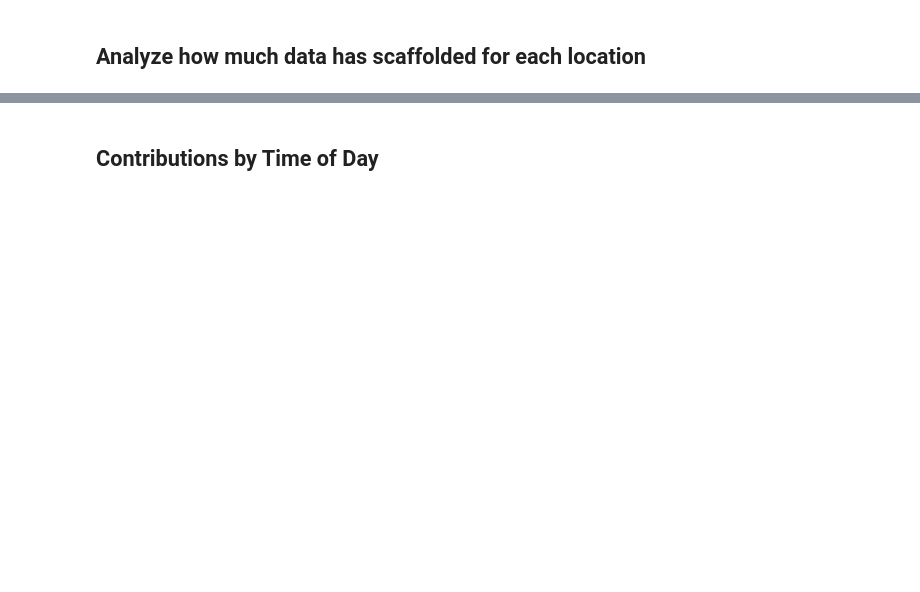
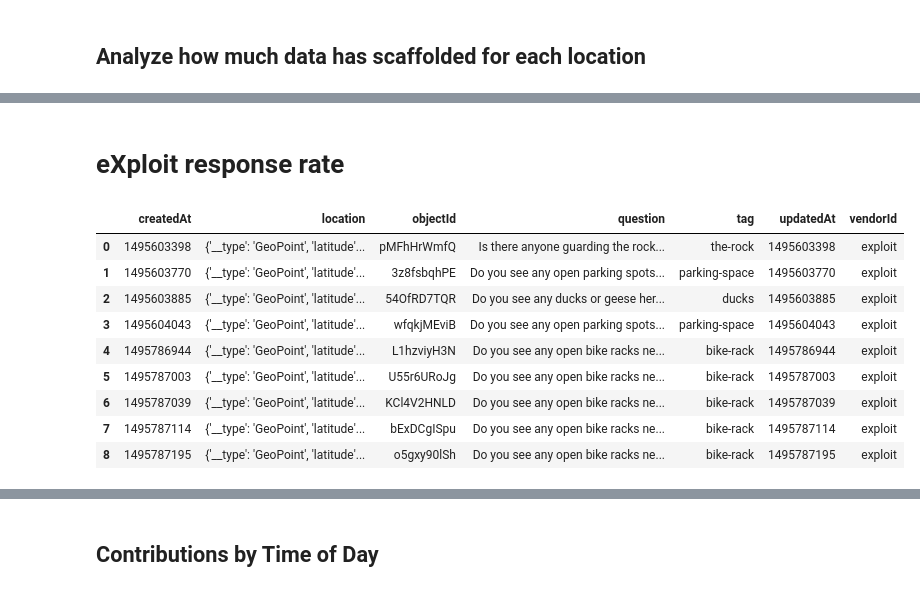
Before and after one commit to NUDelta/les-study-analysis, a Jupyter notebook: expand-exploit-study-analysis.ipynb, the cells around one changed output, grey strips where cells are left out. Cells and saved outputs as stored; diff of their text form; code cells hidden in the pictures; blank space fills up the shorter version.

```diff
--- a/expand-exploit-study-analysis.ipynb
+++ b/expand-exploit-study-analysis.ipynb
@@ -115,2 +93,29 @@ exploitNotifications[exploitNotifications['vendorId'] != kapil_vendor_id]
+# %%
+# eXploit locations
+resp = requests.get(base_url + 'exploitLocations', headers=header, data=data)
+exploit_locations = pd.DataFrame(resp.json()['results'])
+
+exploit_locations_string_cols = ['objectId', 'vendorId', 'tag', 'question']
+exploit_locations['createdAt'] = (pd.to_datetime(exploit_locations['createdAt']).astype(np.int64) // 10**9)
+exploit_locations['updatedAt'] = (pd.to_datetime(exploit_locations['updatedAt']).astype(np.int64) // 10**9)
+exploit_locations[exploit_locations_string_cols] = exploit_locations[exploit_locations_string_cols].astype(str)
+
+# eXploit notifications
+resp = requests.get(base_url + 'exploitNotification', headers=header, data=data)
+exploit_notifications = pd.DataFrame(resp.json()['results'])
+
+exploit_notifications_string_cols = ['objectId', 'vendorId', 'exploitId']
+exploit_notifications['createdAt'] = (pd.to_datetime(exploit_notifications['createdAt']).astype(np.int64) // 10**9)
+exploit_notifications['updatedAt'] = (pd.to_datetime(exploit_notifications['updatedAt']).astype(np.int64) // 10**9)
+exploit_notifications[exploit_notifications_string_cols] = exploit_notifications[exploit_notifications_string_cols].astype(str)
+
+# eXploit responses
+resp = requests.get(base_url + 'exploitResponses', headers=header, data=data)
+exploit_responses = pd.DataFrame(resp.json()['results'])
+
+exploit_responses_string_cols = ['objectId', 'vendorId', 'exploitId', 'questionResponse']
+exploit_responses['createdAt'] = (pd.to_datetime(exploit_responses['createdAt']).astype(np.int64) // 10**9)
+exploit_responses['updatedAt'] = (pd.to_datetime(exploit_responses['updatedAt']).astype(np.int64) // 10**9)
+exploit_responses[exploit_responses_string_cols] = exploit_responses[exploit_responses_string_cols].astype(str)
 # %% [markdown]
 # Clean Data
@@ -402 +723,16 @@ min     1.000000
 max     4.000000
+# %% [markdown]
+# eXploit response rate
+# %%
+exploit_locations
+# %% [output]
+|  | createdAt | location | objectId | question | tag | updatedAt | vendorId |
+| 0 | 1495603398 | {'__type': 'GeoPoint', 'latitude'... | pMFhHrWmfQ | Is there anyone guarding the rock... | the-rock | 1495603398 | exploit |
+| 1 | 1495603770 | {'__type': 'GeoPoint', 'latitude'... | 3z8fsbqhPE | Do you see any open parking spots... | parking-space | 1495603770 | exploit |
+| 2 | 1495603885 | {'__type': 'GeoPoint', 'latitude'... | 54OfRD7TQR | Do you see any ducks or geese her... | ducks | 1495603885 | exploit |
+| 3 | 1495604043 | {'__type': 'GeoPoint', 'latitude'... | wfqkjMEviB | Do you see any open parking spots... | parking-space | 1495604043 | exploit |
+| 4 | 1495786944 | {'__type': 'GeoPoint', 'latitude'... | L1hzviyH3N | Do you see any open bike racks ne... | bike-rack | 1495786944 | exploit |
+| 5 | 1495787003 | {'__type': 'GeoPoint', 'latitude'... | U55r6URoJg | Do you see any open bike racks ne... | bike-rack | 1495787003 | exploit |
+| 6 | 1495787039 | {'__type': 'GeoPoint', 'latitude'... | KCl4V2HNLD | Do you see any open bike racks ne... | bike-rack | 1495787039 | exploit |
+| 7 | 1495787114 | {'__type': 'GeoPoint', 'latitude'... | bExDCgISpu | Do you see any open bike racks ne... | bike-rack | 1495787114 | exploit |
+| 8 | 1495787195 | {'__type': 'GeoPoint', 'latitude'... | o5gxy90lSh | Do you see any open bike racks ne... | bike-rack | 1495787195 | exploit |
```
Also changed, not shown: parts of 100 cells of this notebook.
